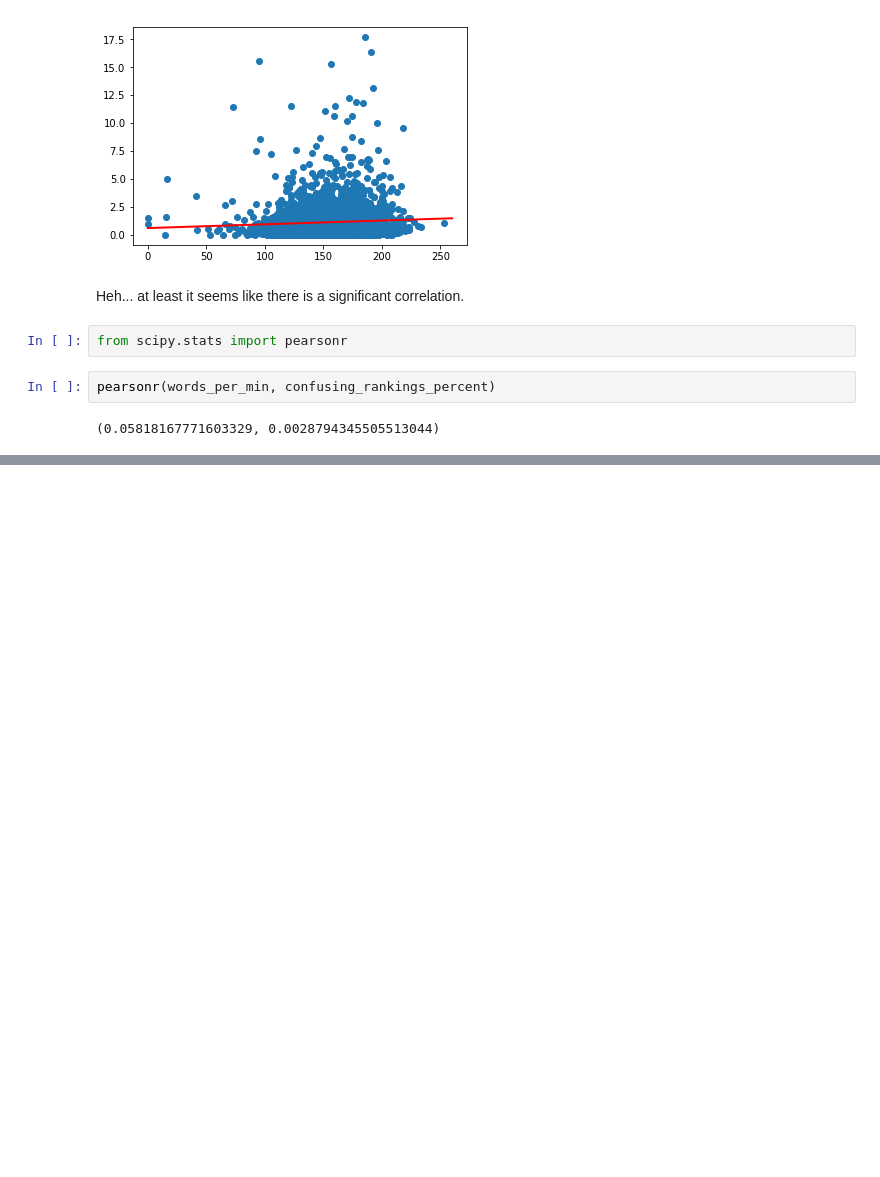
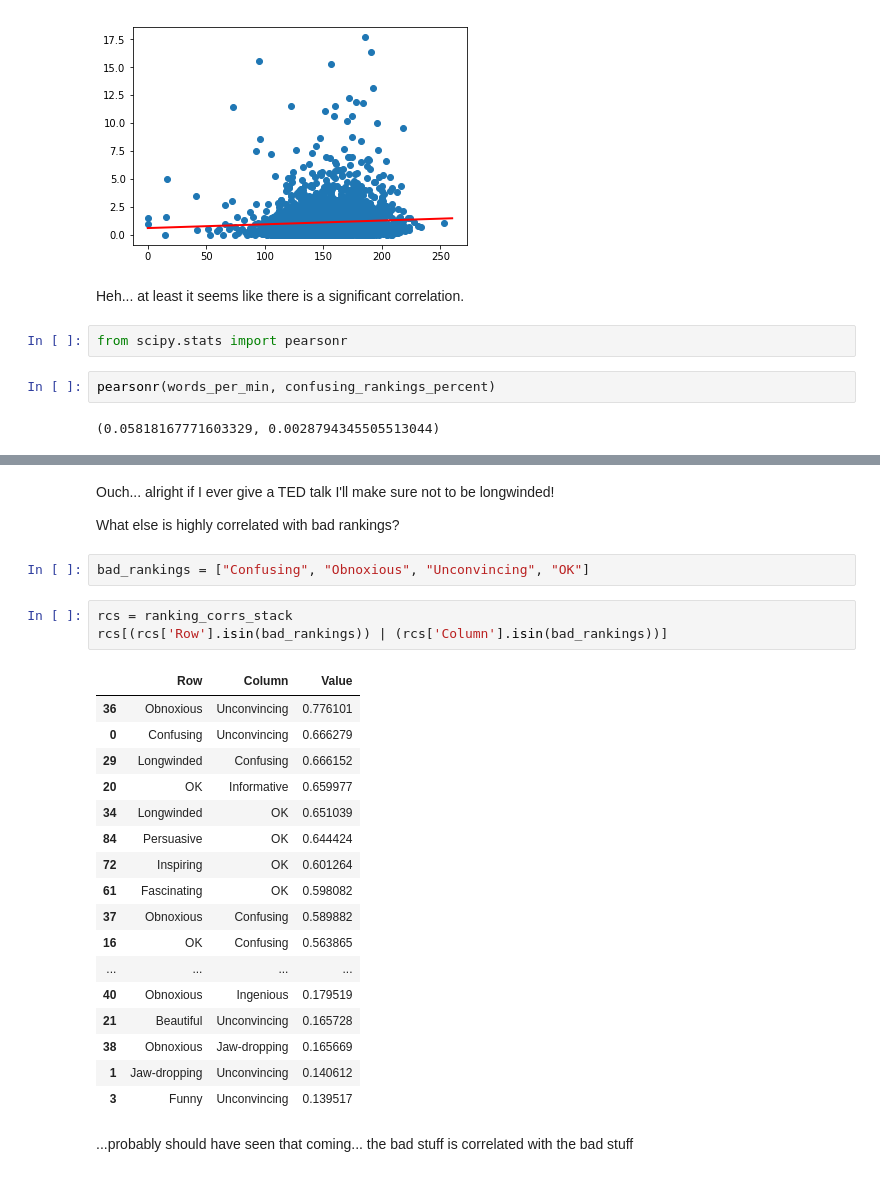
Before and after one commit to parkeraddison/ted-talks-analysis, a Jupyter notebook: basic-stats.ipynb, the cells around one changed output, grey strips where cells are left out. Drawn from its saved outputs; the diff is of its cells as text; blank space fills up the shorter version.

```diff
--- a/basic-stats.ipynb
+++ b/basic-stats.ipynb
@@ -282,0 +442,29 @@ pearsonr(words_per_min, confusing_rankings_percent)
+# %% [markdown]
+Ouch... alright if I ever give a TED talk I'll make sure not to be longwinded!
+
+What else is highly correlated with bad rankings?
+# %%
+bad_rankings = ["Confusing", "Obnoxious", "Unconvincing", "OK"]
+# %%
+rcs = ranking_corrs_stack
+rcs[(rcs['Row'].isin(bad_rankings)) | (rcs['Column'].isin(bad_rankings))]
+# %% [output]
+|  | Row | Column | Value |
+| 36 | Obnoxious | Unconvincing | 0.776101 |
+| 0 | Confusing | Unconvincing | 0.666279 |
+| 29 | Longwinded | Confusing | 0.666152 |
+| 20 | OK | Informative | 0.659977 |
+| 34 | Longwinded | OK | 0.651039 |
+| 84 | Persuasive | OK | 0.644424 |
+| 72 | Inspiring | OK | 0.601264 |
+| 61 | Fascinating | OK | 0.598082 |
+| 37 | Obnoxious | Confusing | 0.589882 |
+| 16 | OK | Confusing | 0.563865 |
+| ... | ... | ... | ... |
+| 40 | Obnoxious | Ingenious | 0.179519 |
+| 21 | Beautiful | Unconvincing | 0.165728 |
+| 38 | Obnoxious | Jaw-dropping | 0.165669 |
+| 1 | Jaw-dropping | Unconvincing | 0.140612 |
+| 3 | Funny | Unconvincing | 0.139517 |
+# %% [markdown]
+...probably should have seen that coming... the bad stuff is correlated with the bad stuff
```
Also changed, not shown: parts of 21 cells of this notebook.
